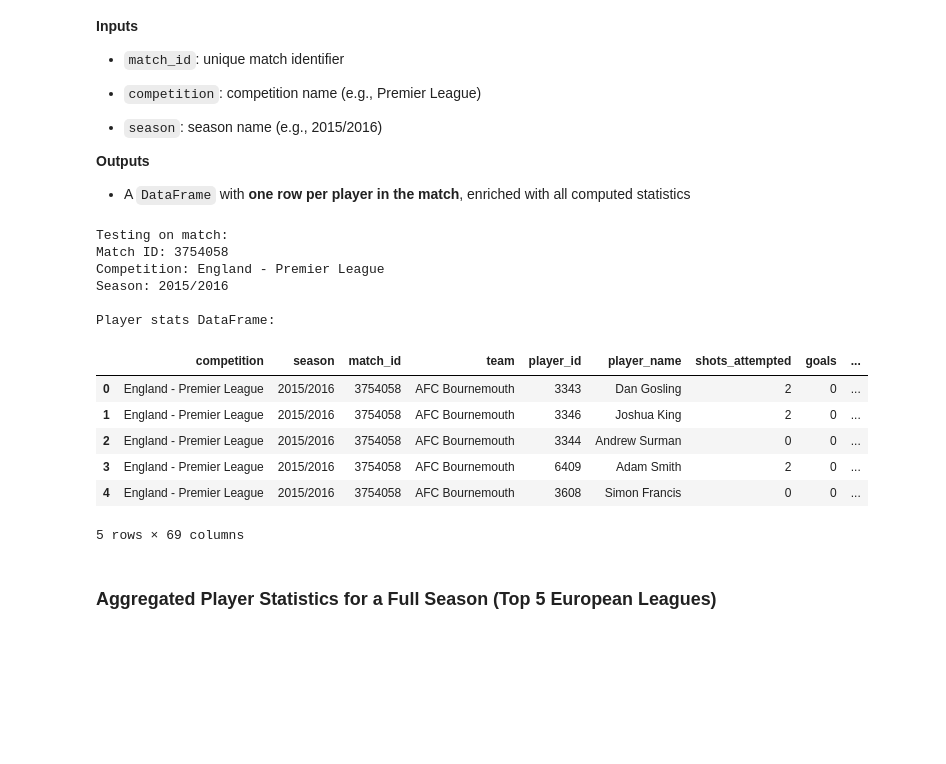
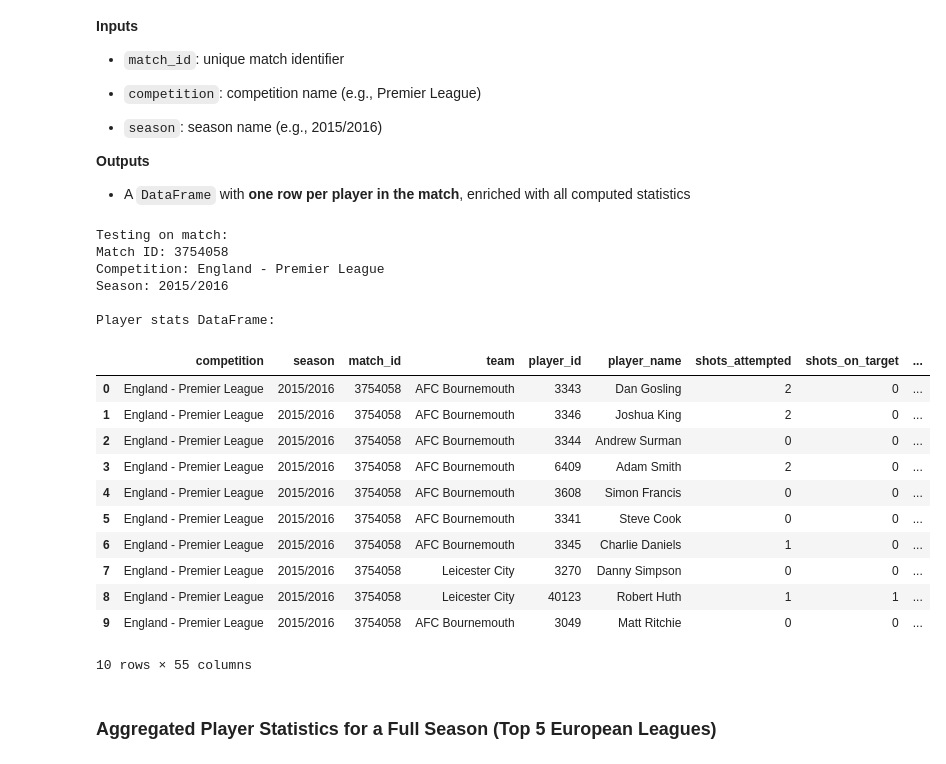
Before and after one commit to Manuele23/Parma-assignment, a Jupyter notebook: task2_ballon_dor/01_data_preparation.ipynb, the cells around one changed output. Cells and saved outputs as stored; diff of their text form; code cells hidden in the pictures; blank space fills up the shorter version.

```diff
--- a/task2_ballon_dor/01_data_preparation.ipynb
+++ b/task2_ballon_dor/01_data_preparation.ipynb
@@ -354,8 +346,8 @@ Match 10: Crystal Palace vs Everton -> 90 columns
 # Load matches for Premier League 2015/16 (comp_id=2, season_id=27)
 matches = sb.matches(competition_id=2, season_id=27)
 
-# Select the match at index 0
-first_match = matches.iloc[0]
+# Select the match at last index
+first_match = matches.iloc[-1]
 match_id = first_match['match_id']
 
 # Print summary information about the selected match
@@ -1311,6 +1300,7 @@ def collect_player_match_stats(match_id, competition, season):
     # Load Base Data
     # Load event-level data for the match (all passes, shots, tackles, etc.)
     events_df = sb.events(match_id=match_id)
+
     # Load lineups information (contains players, positions, starters, subs, GK info)
     lineups_dict = sb.lineups(match_id=match_id)
 
@@ -1336,6 +1326,9 @@ def collect_player_match_stats(match_id, competition, season):
                     player_name = nickname  # override with nickname if available
 
                 break
+
+        # Force player_name as string
+        player_name = str(player_name)
 
         # Filter events for this player only
         player_events = events_df[events_df['player_id'] == player_id]
@@ -1366,30 +1359,39 @@ def collect_player_match_stats(match_id, competition, season):
 
         # Goalkeeper stats
         gk_stats = {}
+
         # Check if this player was ever registered as a Goalkeeper in lineups
         for _, team_df in lineups_dict.items():
             row = team_df[team_df["player_id"] == player_id]
             if not row.empty:
                 positions = row.iloc[0].get("positions", [])
                 if isinstance(positions, list):
+
+                    # It considers the case where a player has played as a GK (even if the GK enters for a def)
                     if any("Goalkeeper" in str(pos.get("position", "")) for pos in positions):
+
                         # If player is a GK, extract goalkeeper-specific stats
                         gk_stats = extract_goalkeeper_stats(events_df, player_events)
+
+                        # Force integer type (fillna with 0 in case of missing values)
+                        gk_stats = {
+                            'gk_goals_conceded': int(gk_stats.get('gk_goals_conceded', 0) or 0),
+                            'gk_shots_faced': int(gk_stats.get('gk_shots_faced', 0) or 0),
+                            'gk_saves': int(gk_stats.get('gk_saves', 0) or 0),
+                            'gk_penalties_saved': int(gk_stats.get('gk_penalties_saved', 0) or 0),
+                            'gk_clean_sheet': int(gk_stats.get('gk_clean_sheet', 0) or 0),
+                        }
                     else:
-                        # Otherwise, fill GK stats with None (not applicable)
+                        # Otherwise, force GK stats with None
                         gk_stats = {
+                            'gk_goals_conceded': None,
                             'gk_shots_faced': None,
                             'gk_saves': None,
-                            'gk_save_ratio': None,
                             'gk_penalties_saved': None,
-                            'gk_claims': None,
-                            'gk_punches': None,
-                            'gk_clearances': None,
-                            'gk_smother': None,
-                            'gk_sweeper': None,
-                            'gk_errors': None
+                            'gk_clean_sheet': None,
                         }
                 break
+
 
         # Merge All Stats
         # Combine all dictionaries (metadata + stats) into one single record
@@ -1402,38 +1404,43 @@ def collect_player_match_stats(match_id, competition, season):
 # %%
 # TEST
 
 # Get match data from StatsBomb
 matches = sb.matches(competition_id=2, season_id=27)  # 2 = Premier League, 27 = 2015/16
 example_match = matches.iloc[0]   # first available match
 
 match_id = example_match["match_id"]
 competition = example_match["competition"]
 season = example_match["season"]
 
 print("Testing on match:")
 print(f"Match ID: {match_id}")
 print(f"Competition: {competition}")
 print(f"Season: {season}")
 
-# Estrazione statistiche per tutti i giocatori del match
+# Extract player statistics
 df_stats = collect_player_match_stats(match_id, competition, season)
 
 print("\nPlayer stats DataFrame:")
-df_stats.head()
+df_stats.head(10)
 # %% [output]
 Testing on match:
 Match ID: 3754058
 Competition: England - Premier League
 Season: 2015/2016
 
 Player stats DataFrame:
-|  | competition | season | match_id | team | player_id | player_name | shots_attempted | goals | ... |
+|  | competition | season | match_id | team | player_id | player_name | shots_attempted | shots_on_target | ... |
 | 0 | England - Premier League | 2015/2016 | 3754058 | AFC Bournemouth | 3343 | Dan Gosling | 2 | 0 | ... |
 | 1 | England - Premier League | 2015/2016 | 3754058 | AFC Bournemouth | 3346 | Joshua King | 2 | 0 | ... |
 | 2 | England - Premier League | 2015/2016 | 3754058 | AFC Bournemouth | 3344 | Andrew Surman | 0 | 0 | ... |
 | 3 | England - Premier League | 2015/2016 | 3754058 | AFC Bournemouth | 6409 | Adam Smith | 2 | 0 | ... |
 | 4 | England - Premier League | 2015/2016 | 3754058 | AFC Bournemouth | 3608 | Simon Francis | 0 | 0 | ... |
+| 5 | England - Premier League | 2015/2016 | 3754058 | AFC Bournemouth | 3341 | Steve Cook | 0 | 0 | ... |
+| 6 | England - Premier League | 2015/2016 | 3754058 | AFC Bournemouth | 3345 | Charlie Daniels | 1 | 0 | ... |
+| 7 | England - Premier League | 2015/2016 | 3754058 | Leicester City | 3270 | Danny Simpson | 0 | 0 | ... |
+| 8 | England - Premier League | 2015/2016 | 3754058 | Leicester City | 40123 | Robert Huth | 1 | 1 | ... |
+| 9 | England - Premier League | 2015/2016 | 3754058 | AFC Bournemouth | 3049 | Matt Ritchie | 0 | 0 | ... |
-5 rows × 69 columns
+10 rows × 55 columns
 # %% [markdown]
 ### Aggregated Player Statistics for a Full Season (Top 5 European Leagues)
 # %% [markdown]
```
Also changed, not shown: parts of 36 cells of this notebook, 7 other files.
